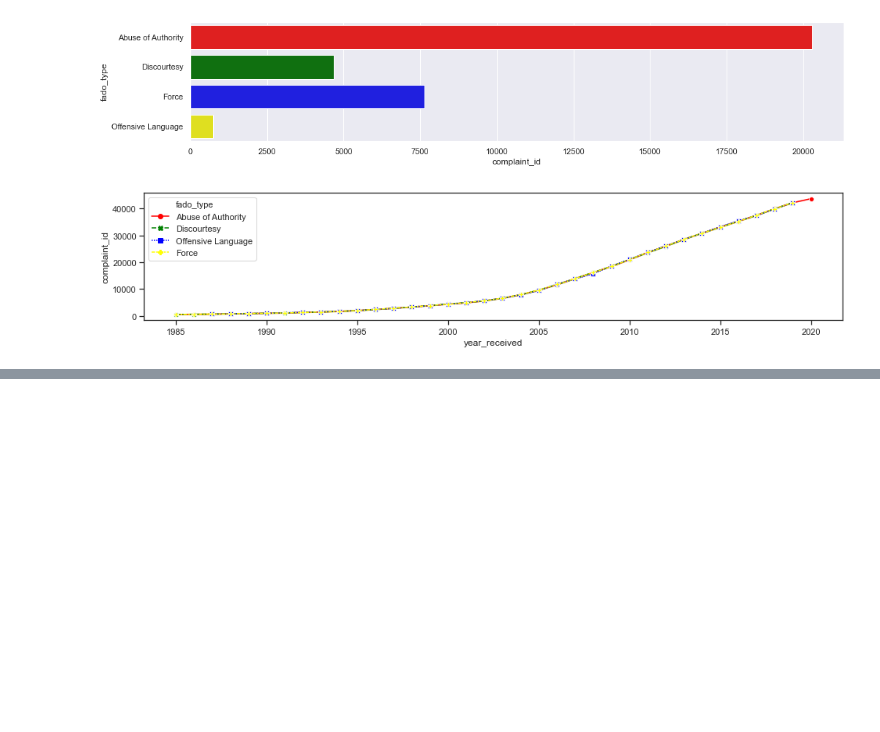
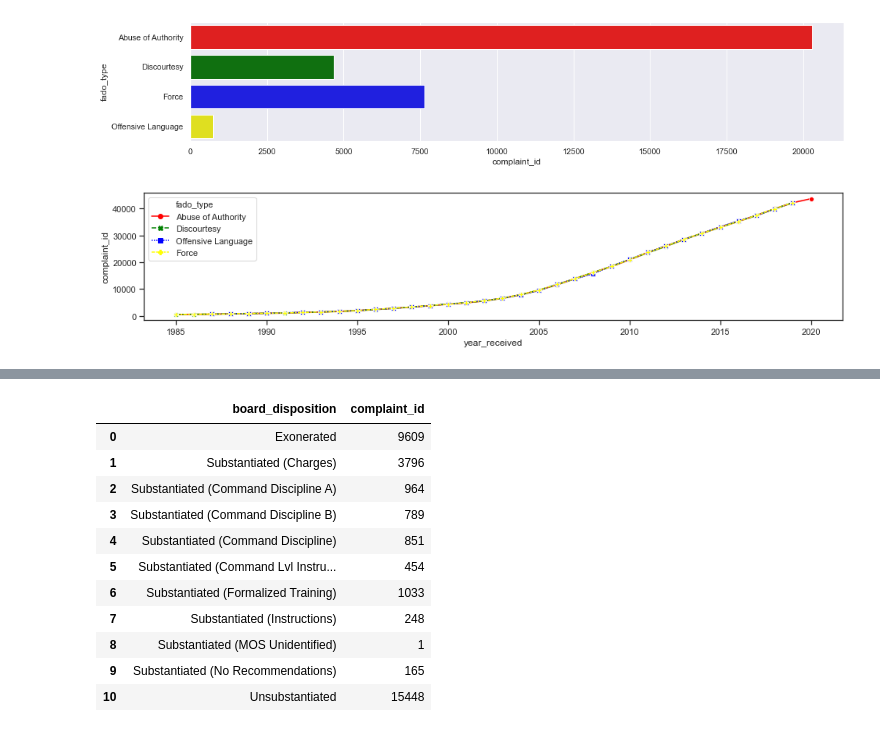
Before and after one commit to jon-ayala/NYPD_CIVILIAN_COMPLAINTS, a Jupyter notebook: CCRB-Complaint_Data_202007261025/NYPD Civilian Complaints.ipynb, the cells around one changed output, grey strips where cells are left out. Saved outputs shown, nothing was run; the diff lists cells and outputs as text; code cells hidden in the pictures; blank space fills up the shorter version.

```diff
--- a/CCRB-Complaint_Data_202007261025/NYPD Civilian Complaints.ipynb
+++ b/CCRB-Complaint_Data_202007261025/NYPD Civilian Complaints.ipynb
@@ -150,0 +215,21 @@ ax = sns.lineplot(x = 'year_received', y = 'complaint_id', data = df, style = 'f
+# %%
+# Outcomes of complaints
+out = df.groupby(['board_disposition'])['complaint_id'].count().reset_index()
+out
+
+# As percents
+# out = df.groupby(['board_disposition'])['complaint_id'].value_counts(normalize=True) * 100
+# out
+# %% [output]
+|  | board_disposition | complaint_id |
+| 0 | Exonerated | 9609 |
+| 1 | Substantiated (Charges) | 3796 |
+| 2 | Substantiated (Command Discipline A) | 964 |
+| 3 | Substantiated (Command Discipline B) | 789 |
+| 4 | Substantiated (Command Discipline) | 851 |
+| 5 | Substantiated (Command Lvl Instru... | 454 |
+| 6 | Substantiated (Formalized Training) | 1033 |
+| 7 | Substantiated (Instructions) | 248 |
+| 8 | Substantiated (MOS Unidentified) | 1 |
+| 9 | Substantiated (No Recommendations) | 165 |
+| 10 | Unsubstantiated | 15448 |
```
Also changed, not shown: parts of 10 cells of this notebook, 2 other files.
